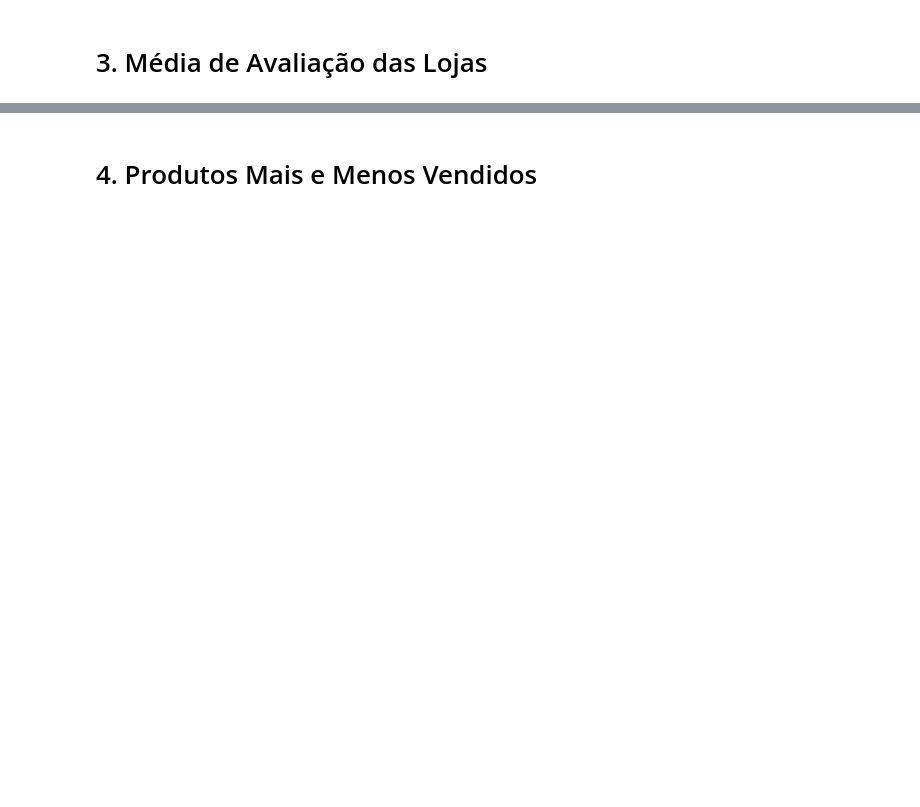
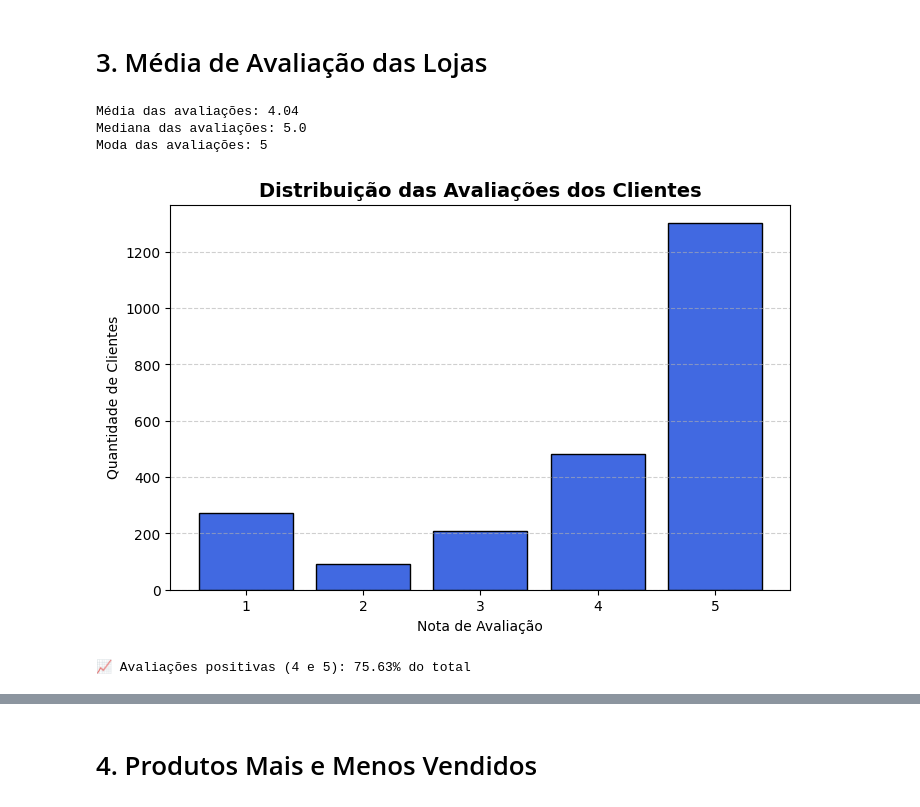
Before and after one commit to GuidoJr84/projeto-dados-science, a Jupyter notebook: AluraStoreBrasil.ipynb, the cells around one changed output, grey strips where cells are left out. Saved outputs shown, nothing was run; the diff lists cells and outputs as text; code cells hidden in the pictures; blank space fills up the shorter version.

```diff
--- a/AluraStoreBrasil.ipynb
+++ b/AluraStoreBrasil.ipynb
@@ -485,2 +709,40 @@ Faturamento total da loja4: R$ 1.384.497,58
 # %% [markdown]
 # 3. Média de Avaliação das Lojas
+# %%
+import pandas as pd
+import matplotlib.pyplot as plt
+
+# --- Estatísticas básicas ---
+media_avaliacao = loja2['Avaliação da compra'].mean()
+mediana_avaliacao = loja2['Avaliação da compra'].median()
+moda_avaliacao = loja2['Avaliação da compra'].mode()[0]
+
+print(f"Média das avaliações: {media_avaliacao:.2f}")
+print(f"Mediana das avaliações: {mediana_avaliacao}")
+print(f"Moda das avaliações: {moda_avaliacao}")
+
+# --- Contagem de cada nota ---
+contagem_notas = loja2['Avaliação da compra'].value_counts().sort_index()
+
+# --- Exibir gráfico de barras ---
+plt.figure(figsize=(8,5))
+plt.bar(contagem_notas.index, contagem_notas.values, color='royalblue', edgecolor='black')
+plt.title('Distribuição das Avaliações dos Clientes', fontsize=14, fontweight='bold')
+plt.xlabel('Nota de Avaliação')
+plt.ylabel('Quantidade de Clientes')
+plt.xticks([1,2,3,4,5])
+plt.grid(axis='y', linestyle='--', alpha=0.6)
+plt.show()
+
+# --- Percentual de avaliações positivas (>=4) ---
+positivas = (loja2['Avaliação da compra'] >= 4).sum()
+total = loja2['Avaliação da compra'].count()
+percentual_positivas = (positivas / total) * 100
+
+print(f"\n📈 Avaliações positivas (4 e 5): {percentual_positivas:.2f}% do total")
+# %% [output]
+Média das avaliações: 4.04
+Mediana das avaliações: 5.0
+Moda das avaliações: 5
+[figure, added]
+📈 Avaliações positivas (4 e 5): 75.63% do total
```
Also changed, not shown: parts of 30 cells of this notebook.
